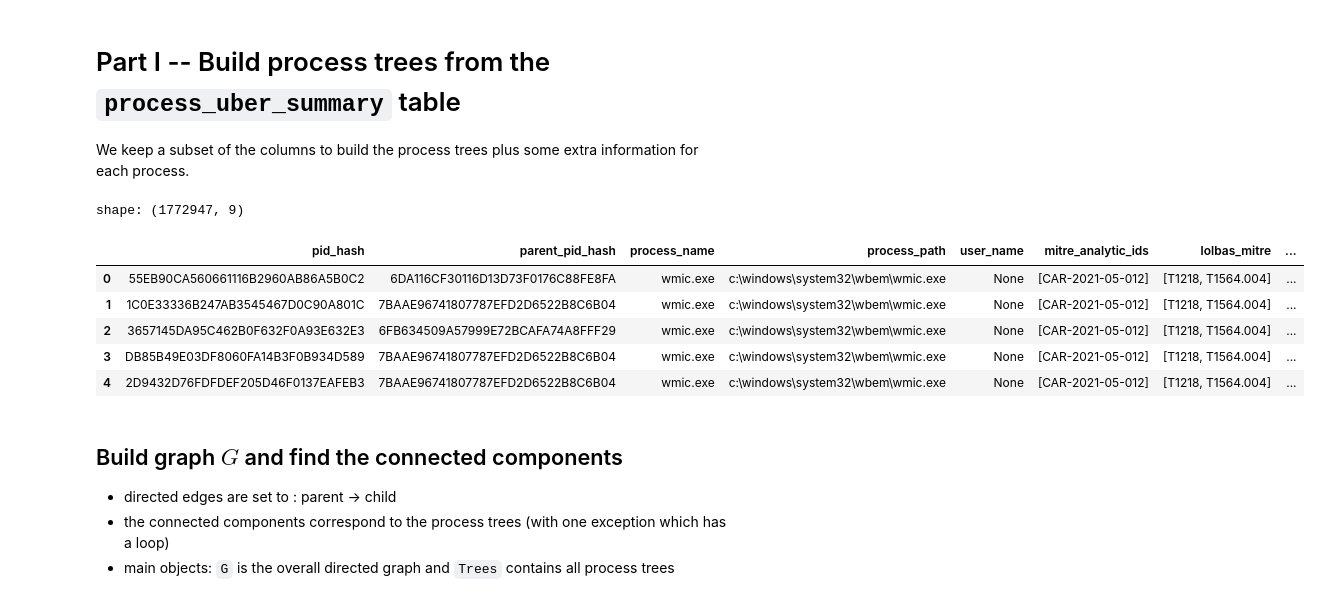
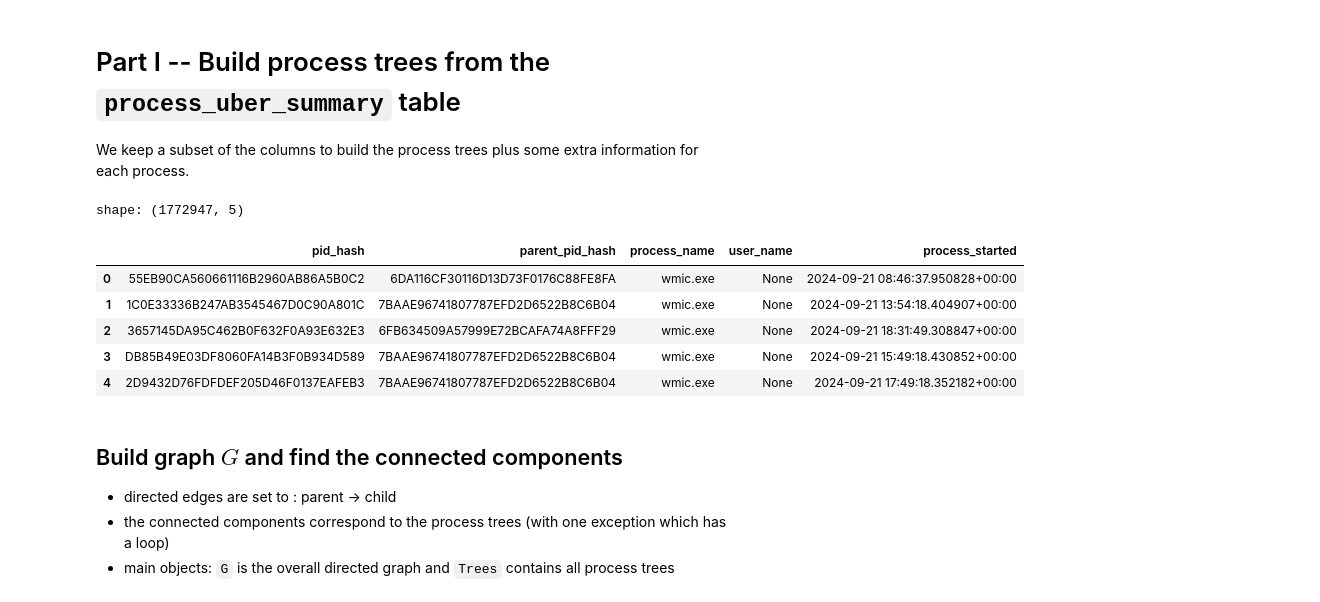
Before and after one commit to llnl/Wintap-Analytics, a Jupyter notebook: 2025-acme4-explore/gather-process-trees.ipynb, the cells around one changed output. Saved outputs shown, nothing was run; the diff lists cells and outputs as text; code cells hidden in the pictures.

Commit message:
update process tree experiments

```diff
--- a/2025-acme4-explore/gather-process-trees.ipynb
+++ b/2025-acme4-explore/gather-process-trees.ipynb
@@ -96,34 +99,34 @@ select * from process_uber_summary
 # %%
 cols = ['pid_hash',
         'parent_pid_hash',
         'process_name',
-        'process_path',
+#        'process_path',
         'user_name',
-        'mitre_analytic_ids',
-        'lolbas_mitre',
-        'total_sigma_hits',
+#        'mitre_analytic_ids',
+#        'lolbas_mitre',
+#        'total_sigma_hits',
         'process_started'
 
 ]
 df = process_summary[cols]
 df = df.drop_duplicates([
         'pid_hash',
         'parent_pid_hash',
         'process_name',
-        'process_path',
+#        'process_path',
         'user_name',
-        'total_sigma_hits',
+#        'total_sigma_hits',
         'process_started'])
 print('shape:',df.shape)
 df.head(5)
 # %% [output]
-shape: (1772947, 9)
+shape: (1772947, 5)
-|  | pid_hash | parent_pid_hash | process_name | process_path | user_name | mitre_analytic_ids | lolbas_mitre | ... |
-| 0 | 55EB90CA560661116B2960AB86A5B0C2 | 6DA116CF30116D13D73F0176C88FE8FA | wmic.exe | c:\windows\system32\wbem\wmic.exe | None | [CAR-2021-05-012] | [T1218, T1564.004] | ... |
-| 1 | 1C0E33336B247AB3545467D0C90A801C | 7BAAE96741807787EFD2D6522B8C6B04 | wmic.exe | c:\windows\system32\wbem\wmic.exe | None | [CAR-2021-05-012] | [T1218, T1564.004] | ... |
-| 2 | 3657145DA95C462B0F632F0A93E632E3 | 6FB634509A57999E72BCAFA74A8FFF29 | wmic.exe | c:\windows\system32\wbem\wmic.exe | None | [CAR-2021-05-012] | [T1218, T1564.004] | ... |
-| 3 | DB85B49E03DF8060FA14B3F0B934D589 | 7BAAE96741807787EFD2D6522B8C6B04 | wmic.exe | c:\windows\system32\wbem\wmic.exe | None | [CAR-2021-05-012] | [T1218, T1564.004] | ... |
-| 4 | 2D9432D76FDFDEF205D46F0137EAFEB3 | 7BAAE96741807787EFD2D6522B8C6B04 | wmic.exe | c:\windows\system32\wbem\wmic.exe | None | [CAR-2021-05-012] | [T1218, T1564.004] | ... |
+|  | pid_hash | parent_pid_hash | process_name | user_name | process_started |
+| 0 | 55EB90CA560661116B2960AB86A5B0C2 | 6DA116CF30116D13D73F0176C88FE8FA | wmic.exe | None | 2024-09-21 08:46:37.950828+00:00 |
+| 1 | 1C0E33336B247AB3545467D0C90A801C | 7BAAE96741807787EFD2D6522B8C6B04 | wmic.exe | None | 2024-09-21 13:54:18.404907+00:00 |
+| 2 | 3657145DA95C462B0F632F0A93E632E3 | 6FB634509A57999E72BCAFA74A8FFF29 | wmic.exe | None | 2024-09-21 18:31:49.308847+00:00 |
+| 3 | DB85B49E03DF8060FA14B3F0B934D589 | 7BAAE96741807787EFD2D6522B8C6B04 | wmic.exe | None | 2024-09-21 15:49:18.430852+00:00 |
+| 4 | 2D9432D76FDFDEF205D46F0137EAFEB3 | 7BAAE96741807787EFD2D6522B8C6B04 | wmic.exe | None | 2024-09-21 17:49:18.352182+00:00 |
 # %% [markdown]
 ## Build graph $G$ and find the connected components
 
```
Also changed, not shown: parts of 48 cells of this notebook, 2 other files.
